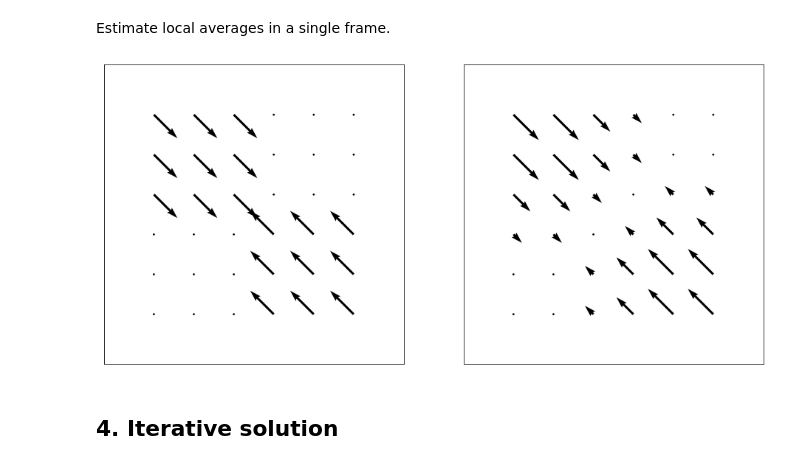
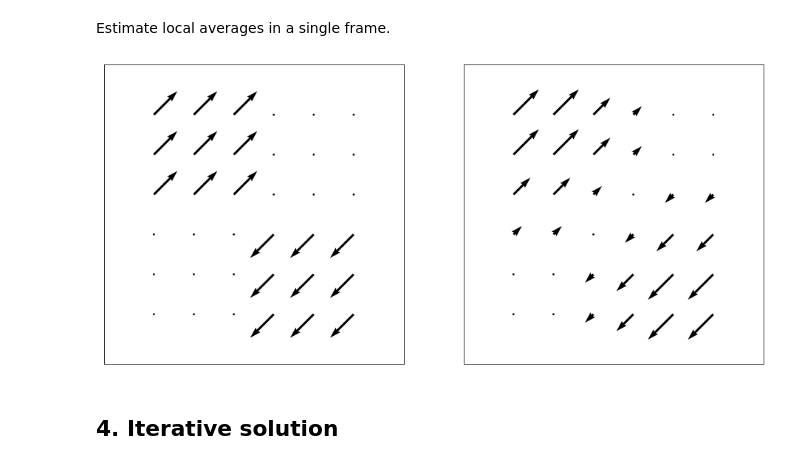
Before and after one commit to olley102/CommunityDetectionURSS, a Jupyter notebook: optical_flow.ipynb, the cells around one changed output. Saved outputs shown, nothing was run; the diff lists cells and outputs as text; code cells hidden in the pictures.

```diff
--- a/optical_flow.ipynb
+++ b/optical_flow.ipynb
@@ -199,21 +199,21 @@ loc_v = image_local_averages(v_test)
 # %%
 fig = plt.figure(figsize=(16, 9))
 ax1 = fig.add_subplot(121)
 ax1.xaxis.set_visible(False)
 ax1.yaxis.set_visible(False)
 ax1.set_aspect('equal')
-plt.quiver(u_test[::-1], v_test[::-1])
+plt.quiver(u_test[::-1], -v_test[::-1])
 plt.margins(0.25, 0.25)
 
 ax2 = fig.add_subplot(122)
 ax2.xaxis.set_visible(False)
 ax2.yaxis.set_visible(False)
 ax2.set_aspect('equal')
-plt.quiver(loc_u[::-1], loc_v[::-1])
+plt.quiver(loc_u[::-1], -loc_v[::-1])
 plt.margins(0.25, 0.25)
 plt.show()
 # %% [output]
-[figure, old version]
+[figure, new version]
 # %% [markdown]
 ## 4. Iterative solution
 # %% [markdown]
```
Also changed, not shown: parts of 2 cells of this notebook.
